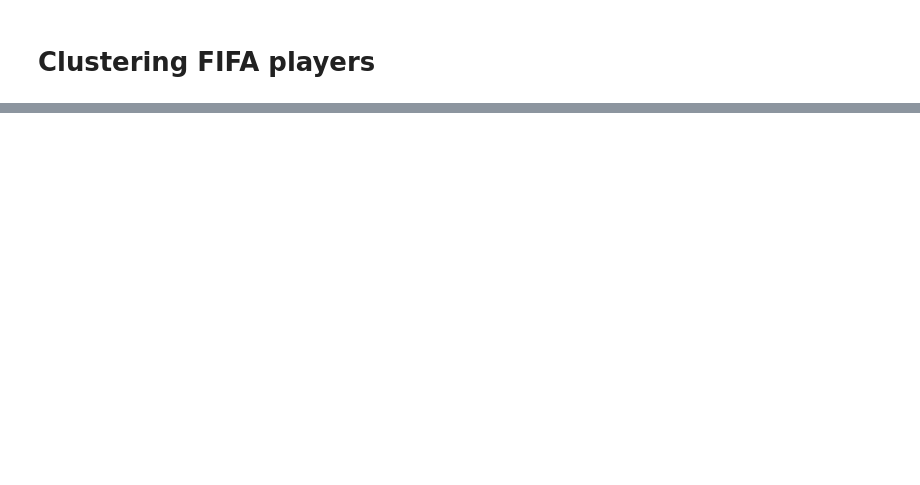
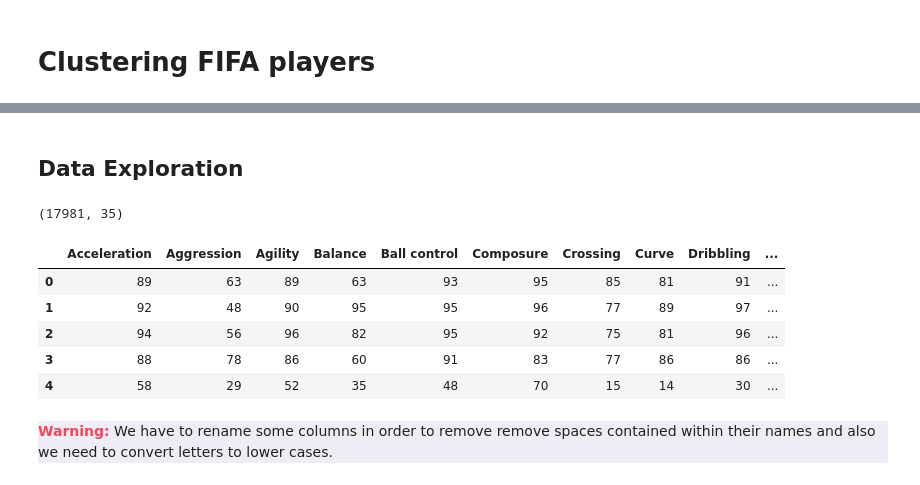
Before and after one commit to wanaguirre/Clustering-FIFA-Players, a Jupyter notebook: Notebooks/FIFA_players_analysis.ipynb, the cells around one changed output, grey strips where cells are left out. Saved outputs shown, nothing was run; the diff lists cells and outputs as text; code cells hidden in the pictures; blank space fills up the shorter version.

```diff
--- a/Notebooks/FIFA_players_analysis.ipynb
+++ b/Notebooks/FIFA_players_analysis.ipynb
@@ -15,0 +82,36 @@ a
+# %%
+# Data Loading:
+
+url_1 = 'PlayerAttributeData.csv'
+attr = pd.read_csv(url_1, dtype=str, index_col=0)
+
+# Data Loading:
+
+url_2 = "PlayerPlayingPositionData.csv"
+data_pos = pd.read_csv(url_2, dtype=str, index_col=0)
+# %% [markdown]
+## Data Exploration
+# %%
+# Data frame size:
+
+attr.shape
+# %% [output]
+(17981, 35)
+# %%
+# Data frame initial aspect:
+
+attr.head()
+# %% [output]
+|  | Acceleration | Aggression | Agility | Balance | Ball control | Composure | Crossing | Curve | Dribbling | ... |
+| 0 | 89 | 63 | 89 | 63 | 93 | 95 | 85 | 81 | 91 | ... |
+| 1 | 92 | 48 | 90 | 95 | 95 | 96 | 77 | 89 | 97 | ... |
+| 2 | 94 | 56 | 96 | 82 | 95 | 92 | 75 | 81 | 96 | ... |
+| 3 | 88 | 78 | 86 | 60 | 91 | 83 | 77 | 86 | 86 | ... |
+| 4 | 58 | 29 | 52 | 35 | 48 | 70 | 15 | 14 | 30 | ... |
+# %% [markdown]
+<div style="background:#EEEDF5;border:0.1cm solid #EF475B">
+    <div style="margin: 0.2cm 0.2cm 0.2cm 0.2cm">
+        <b style="color:#EF475B">Warning:</b>
+        We have to rename some columns in order to remove remove spaces contained within their names and also we need to convert letters to lower cases.
+    </div>
+</div>
```
Also changed, not shown: parts of 87 cells of this notebook, 1 other file.
